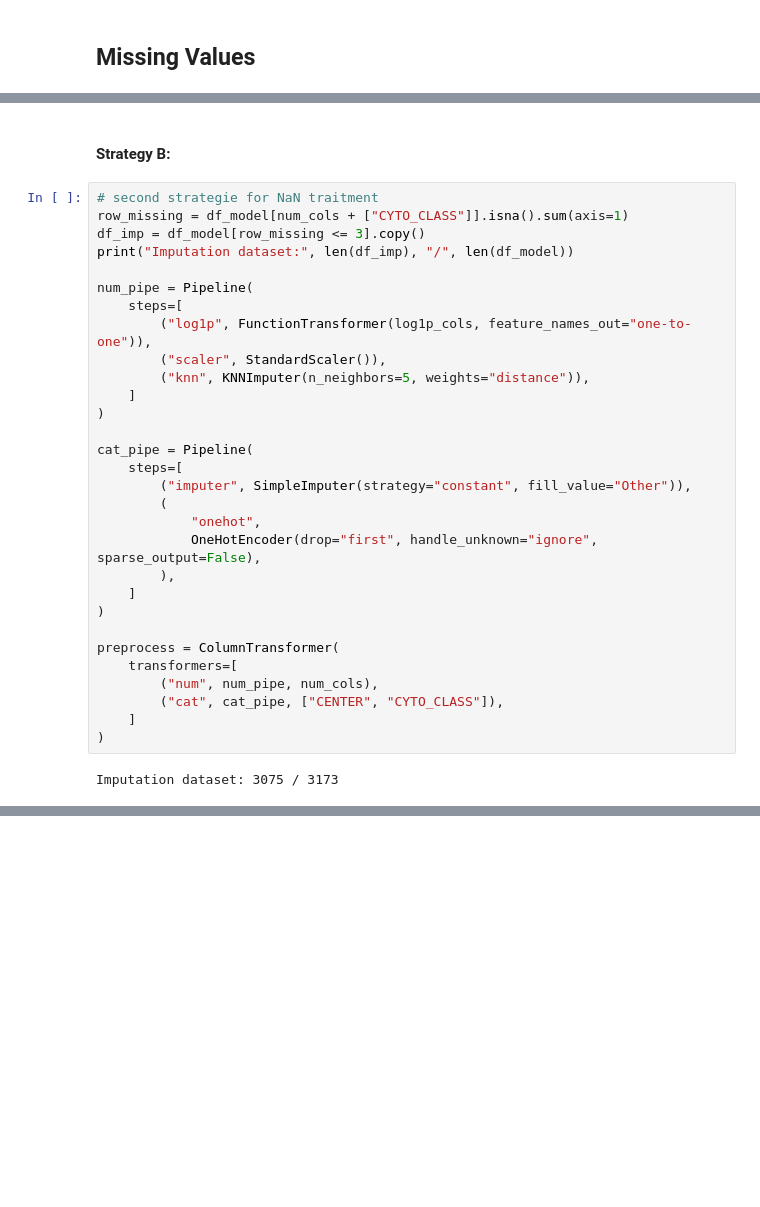
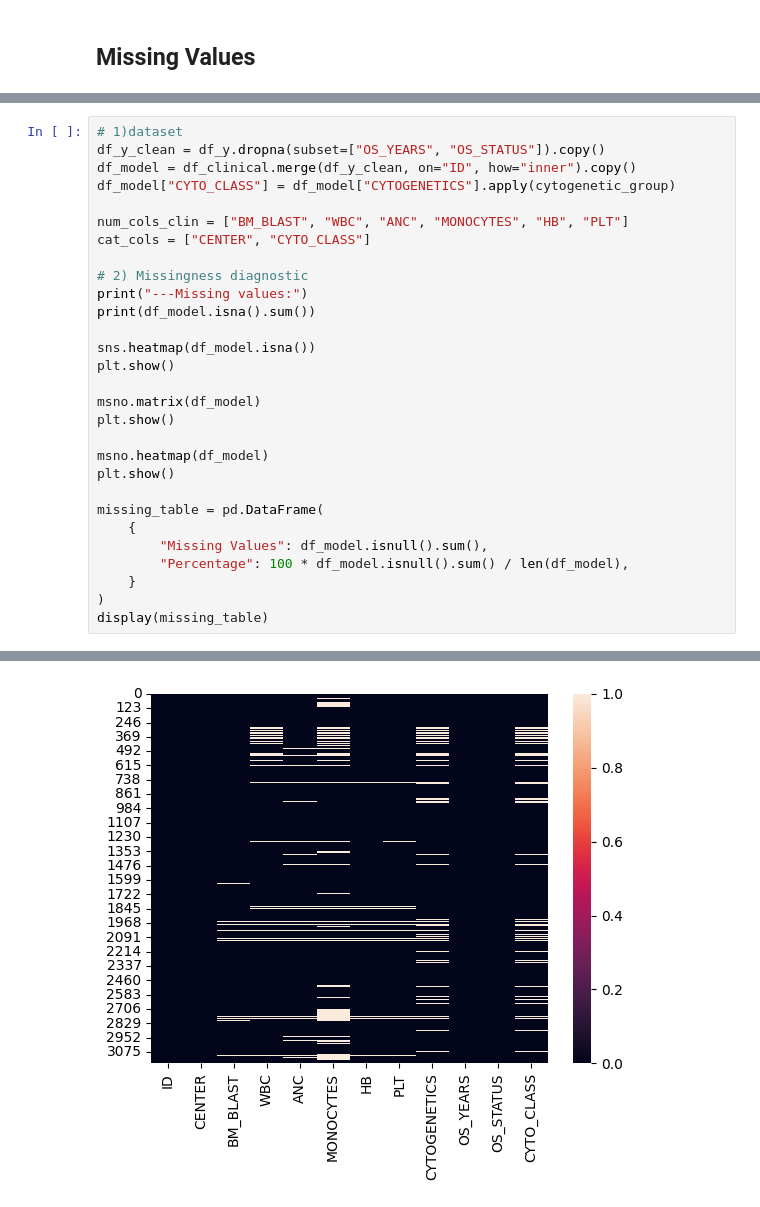
Before and after one commit to Amy1510/leukemia-survival-prediction, a Jupyter notebook: qrt_project.ipynb, the cells around one changed output, grey strips where cells are left out. Drawn from its saved outputs; the diff is of its cells as text; blank space fills up the shorter version.

```diff
--- a/qrt_project.ipynb
+++ b/qrt_project.ipynb
@@ -989,34 +970,30 @@ Complete-case: 2456 / 3173
-# %% [markdown]
-#### Strategy B:
-# %%
-# second strategie for NaN traitment
-row_missing = df_model[num_cols + ["CYTO_CLASS"]].isna().sum(axis=1)
-df_imp = df_model[row_missing <= 3].copy()
-print("Imputation dataset:", len(df_imp), "/", len(df_model))
-
-num_pipe = Pipeline(
-    steps=[
-        ("log1p", FunctionTransformer(log1p_cols, feature_names_out="one-to-one")),
-        ("scaler", StandardScaler()),
-        ("knn", KNNImputer(n_neighbors=5, weights="distance")),
-    ]
-)
-
-cat_pipe = Pipeline(
-    steps=[
-        ("imputer", SimpleImputer(strategy="constant", fill_value="Other")),
-        (
-            "onehot",
-            OneHotEncoder(drop="first", handle_unknown="ignore", sparse_output=False),
-        ),
-    ]
-)
-
-preprocess = ColumnTransformer(
-    transformers=[
-        ("num", num_pipe, num_cols),
-        ("cat", cat_pipe, ["CENTER", "CYTO_CLASS"]),
-    ]
-)
-# %% [output]
-Imputation dataset: 3075 / 3173
+# %%
+# 1)dataset
+df_y_clean = df_y.dropna(subset=["OS_YEARS", "OS_STATUS"]).copy()
+df_model = df_clinical.merge(df_y_clean, on="ID", how="inner").copy()
+df_model["CYTO_CLASS"] = df_model["CYTOGENETICS"].apply(cytogenetic_group)
+
+num_cols_clin = ["BM_BLAST", "WBC", "ANC", "MONOCYTES", "HB", "PLT"]
+cat_cols = ["CENTER", "CYTO_CLASS"]
+
+# 2) Missingness diagnostic
+print("---Missing values:")
+print(df_model.isna().sum())
+
+sns.heatmap(df_model.isna())
+plt.show()
+
+msno.matrix(df_model)
+plt.show()
+
+msno.heatmap(df_model)
+plt.show()
+
+missing_table = pd.DataFrame(
+    {
+        "Missing Values": df_model.isnull().sum(),
+        "Percentage": 100 * df_model.isnull().sum() / len(df_model),
+    }
+)
+display(missing_table)
+# %% [output]
@@ -1022,0 +1014 @@ Imputation dataset: 3075 / 3173
+[figure, added]
```
Also changed, not shown: parts of 62 cells of this notebook, 1 other file.
